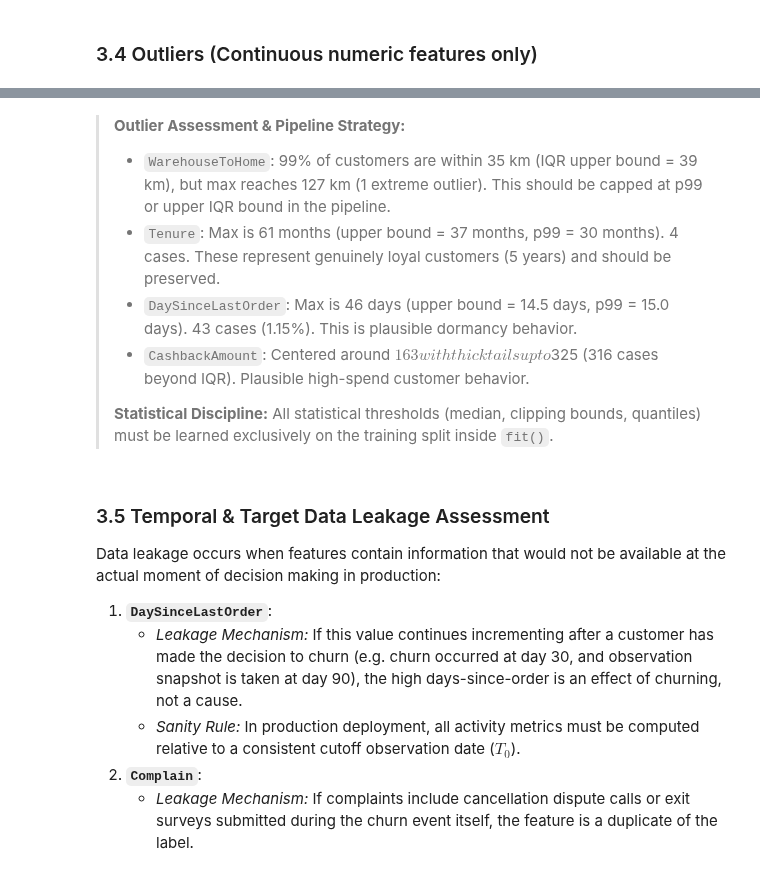
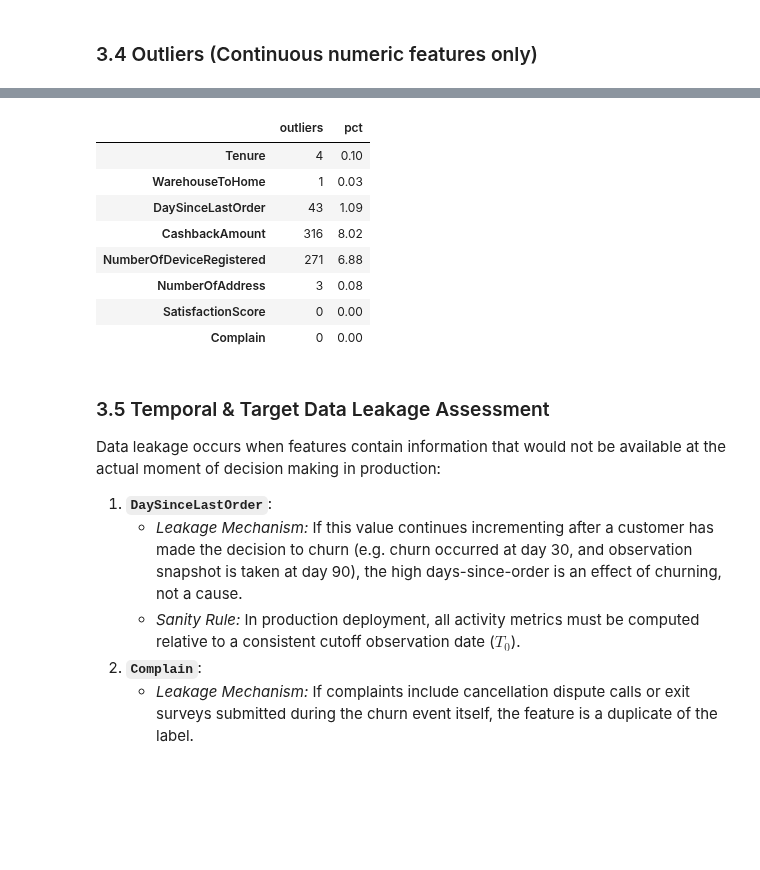
Before and after one commit to kareemxmhmd/churn_decision_system, a Jupyter notebook: notebooks/eda.ipynb, the cells around one changed output, grey strips where cells are left out. Cells and saved outputs as stored; diff of their text form; code cells hidden in the pictures; blank space fills up the shorter version.

```diff
--- a/notebooks/eda.ipynb
+++ b/notebooks/eda.ipynb
@@ -216,11 +160,26 @@ display(outlier_summary_table(df, num_cols))
-# %% [markdown]
-> **Outlier Assessment & Pipeline Strategy:**
-> - `WarehouseToHome`: 99% of customers are within 35 km (IQR upper bound = 39 km), but max reaches 127 km (1 extreme outlier). This should be capped at p99 or upper IQR bound in the pipeline.
-> - `Tenure`: Max is 61 months (upper bound = 37 months, p99 = 30 months). 4 cases. These represent genuinely loyal customers (5 years) and should be preserved.
-> - `DaySinceLastOrder`: Max is 46 days (upper bound = 14.5 days, p99 = 15.0 days). 43 cases (1.15%). This is plausible dormancy behavior.
-> - `CashbackAmount`: Centered around $163 with thick tails up to $325 (316 cases beyond IQR). Plausible high-spend customer behavior.
->
-> **Statistical Discipline:** All statistical thresholds (median, clipping bounds, quantiles) must be learned exclusively on the training split inside `fit()`.
+# %%
+num_cols = ["Tenure", "WarehouseToHome", "DaySinceLastOrder", "CashbackAmount"]
+discrete_cols = ["NumberOfDeviceRegistered", "NumberOfAddress", "SatisfactionScore", "Complain"]
+
+def iqr_outliers(s):
+    s = s.dropna()
+    q1, q3 = s.quantile([0.25, 0.75])
+    iqr = q3 - q1
+    return int(((s < q1 - 1.5 * iqr) | (s > q3 + 1.5 * iqr)).sum())
+
+pd.DataFrame({
+    "outliers": {c: iqr_outliers(df[c]) for c in num_cols + discrete_cols},
+}).assign(pct=lambda d: d["outliers"] / len(df) * 100)
+# %% [output]
+|  | outliers | pct |
+| Tenure | 4 | 0.10 |
+| WarehouseToHome | 1 | 0.03 |
+| DaySinceLastOrder | 43 | 1.09 |
+| CashbackAmount | 316 | 8.02 |
+| NumberOfDeviceRegistered | 271 | 6.88 |
+| NumberOfAddress | 3 | 0.08 |
+| SatisfactionScore | 0 | 0.00 |
+| Complain | 0 | 0.00 |
 # %% [markdown]
 ### 3.5 Temporal & Target Data Leakage Assessment
 
```
Also changed, not shown: parts of 7 cells of this notebook, 1 other file.
